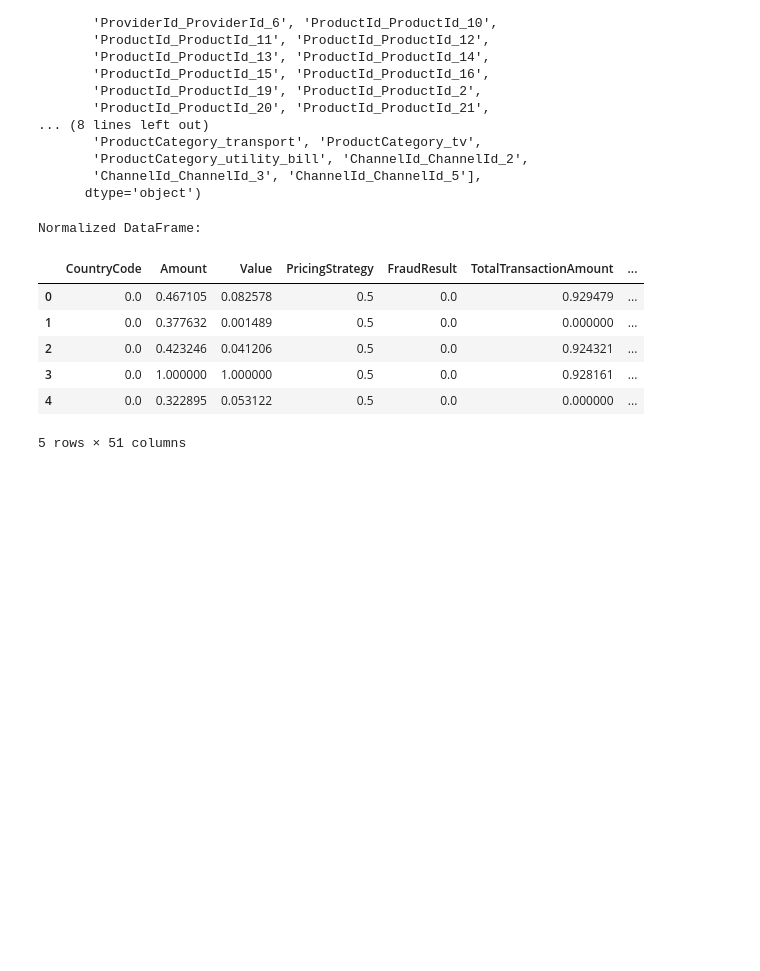
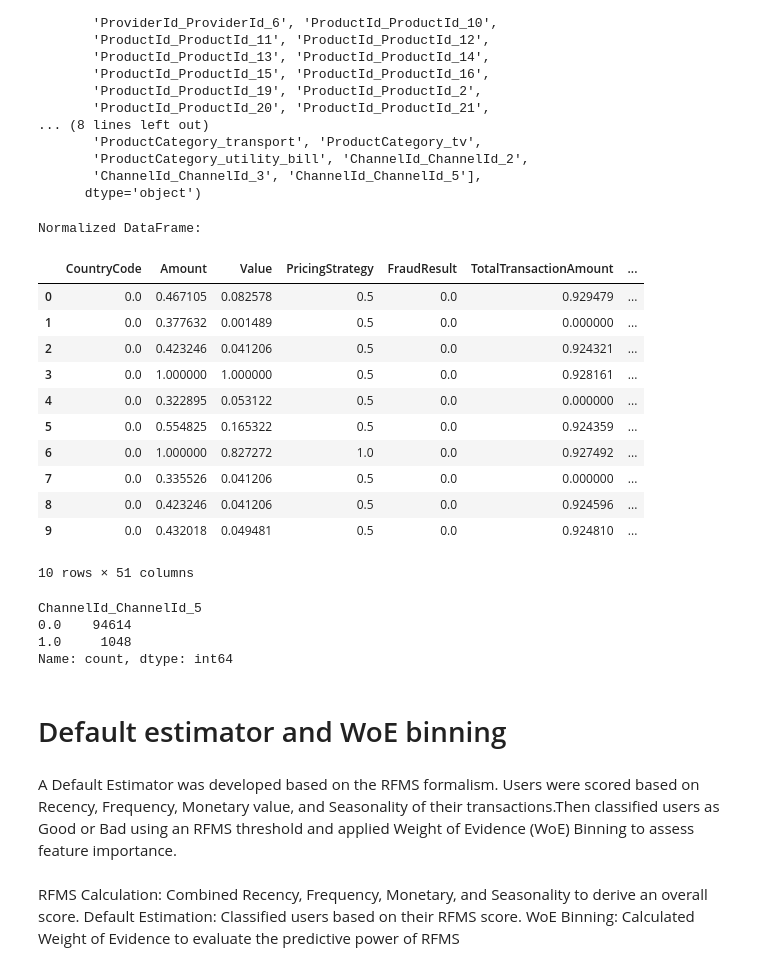
Before and after one commit to GuleWako/Credit-Risk-Analysis, a Jupyter notebook: notebooks/creditRiskAnalysis.ipynb, the cells around one changed output. Drawn from its saved outputs; the diff is of its cells as text; code cells hidden in the pictures; blank space fills up the shorter version.

```diff
--- a/notebooks/creditRiskAnalysis.ipynb
+++ b/notebooks/creditRiskAnalysis.ipynb
@@ -475,19 +501,39 @@ normalized_data = min_max_scaler.fit_transform(new_dataframe_encoded[numerical_c
 # %%
 # Convert the normalized data to a DataFrame with the original column names
 normalized_df = pd.DataFrame(normalized_data, columns=numerical_columns_new)
 
 df_normalized = normalized_df.copy()
 df_normalized[numerical_columns_new] = normalized_df
 
 
 print("Normalized DataFrame:")
-df_normalized.head()
+df_normalized.head(10)
 # %% [output]
 Normalized DataFrame:
 |  | CountryCode | Amount | Value | PricingStrategy | FraudResult | TotalTransactionAmount | ... |
 | 0 | 0.0 | 0.467105 | 0.082578 | 0.5 | 0.0 | 0.929479 | ... |
 | 1 | 0.0 | 0.377632 | 0.001489 | 0.5 | 0.0 | 0.000000 | ... |
 | 2 | 0.0 | 0.423246 | 0.041206 | 0.5 | 0.0 | 0.924321 | ... |
 | 3 | 0.0 | 1.000000 | 1.000000 | 0.5 | 0.0 | 0.928161 | ... |
 | 4 | 0.0 | 0.322895 | 0.053122 | 0.5 | 0.0 | 0.000000 | ... |
+| 5 | 0.0 | 0.554825 | 0.165322 | 0.5 | 0.0 | 0.924359 | ... |
+| 6 | 0.0 | 1.000000 | 0.827272 | 1.0 | 0.0 | 0.927492 | ... |
+| 7 | 0.0 | 0.335526 | 0.041206 | 0.5 | 0.0 | 0.000000 | ... |
+| 8 | 0.0 | 0.423246 | 0.041206 | 0.5 | 0.0 | 0.924596 | ... |
+| 9 | 0.0 | 0.432018 | 0.049481 | 0.5 | 0.0 | 0.924810 | ... |
-5 rows × 51 columns
+10 rows × 51 columns
+# %%
+df_normalized['ChannelId_ChannelId_5'].value_counts()
+# %% [output]
+ChannelId_ChannelId_5
+0.0    94614
+1.0     1048
+Name: count, dtype: int64
+# %% [markdown]
+# Default estimator and WoE binning
+# %% [markdown]
+A Default Estimator was developed based on the RFMS formalism. Users were scored based on Recency, Frequency, Monetary value, and Seasonality of their transactions.Then classified users as Good or Bad using an RFMS threshold and applied Weight of Evidence (WoE) Binning to assess feature importance.
+# %% [markdown]
+RFMS Calculation: Combined Recency, Frequency, Monetary, and Seasonality to derive an overall score.
+Default Estimation: Classified users based on their RFMS score.
+WoE Binning: Calculated Weight of Evidence to evaluate the predictive power of RFMS
```
Also changed, not shown: parts of 6 cells of this notebook, 1 other file.
